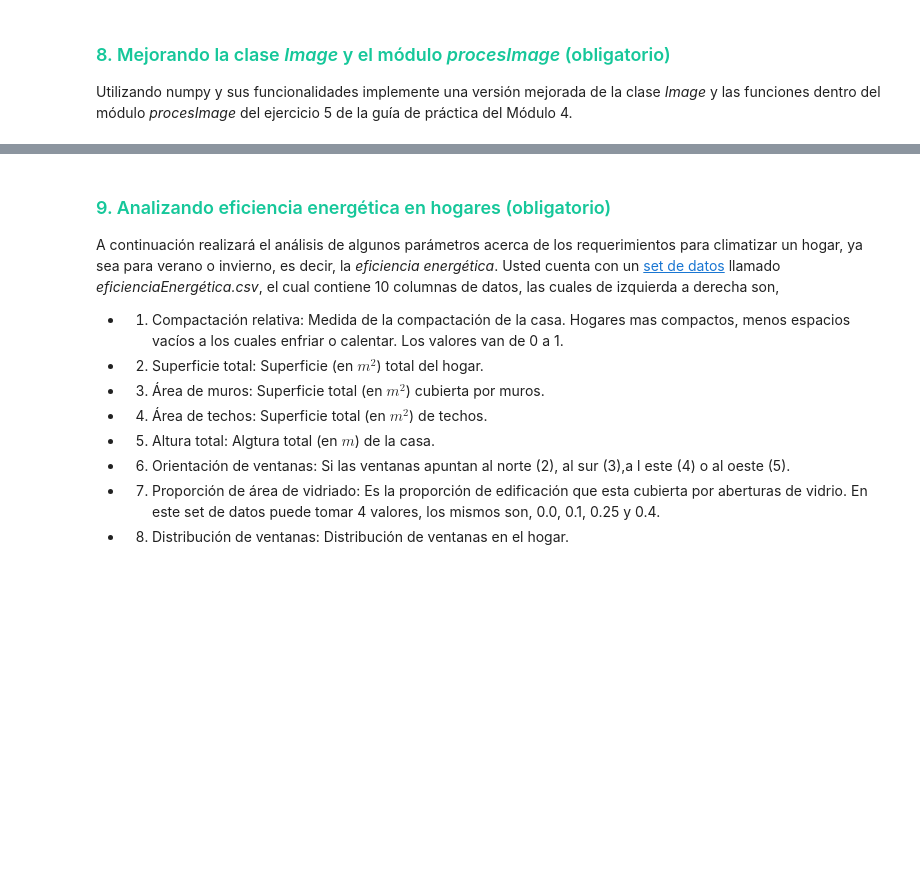
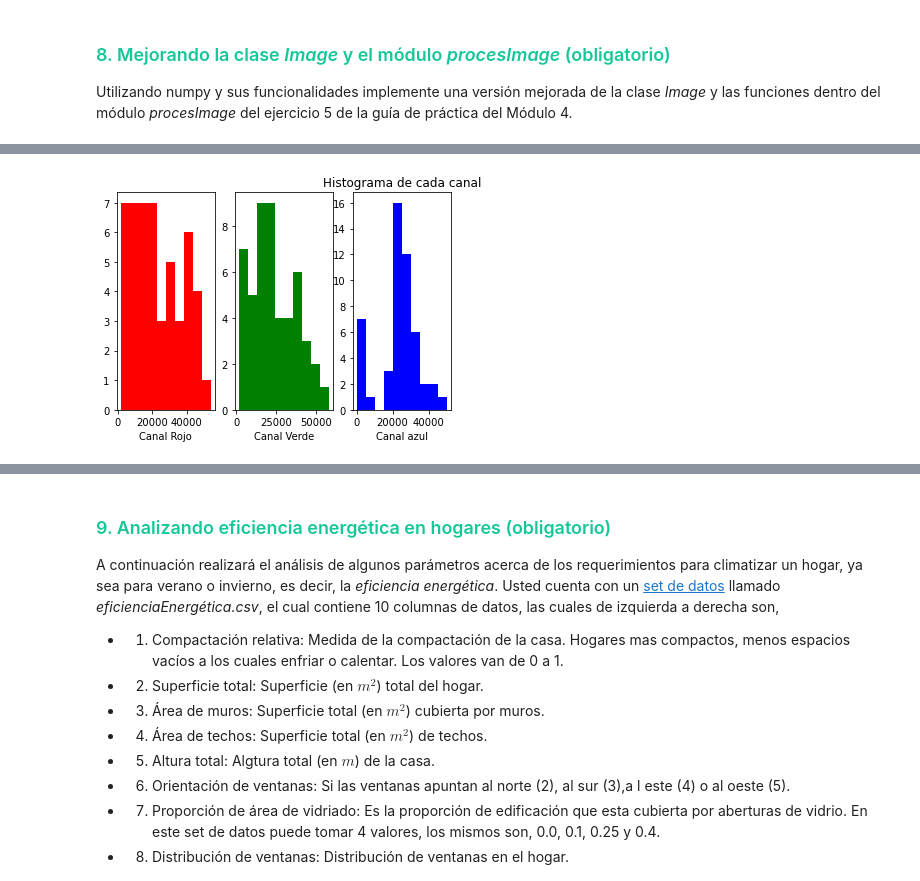
Before and after one commit to tomysuarez1995/PDA_Tomy, a Jupyter notebook: Modulo 6 Numpy/Módulo 6 - Ejercicios.ipynb, the cells around one changed output, grey strips where cells are left out. Cells and saved outputs as stored; diff of their text form; code cells hidden in the pictures; blank space fills up the shorter version.

```diff
--- a/Modulo 6 Numpy/Módulo 6 - Ejercicios.ipynb
+++ b/Modulo 6 Numpy/Módulo 6 - Ejercicios.ipynb
@@ -119,0 +158,15 @@ Utilizando numpy y sus funcionalidades implemente una versión mejorada de la cl
+# %%
+fig, (ax1, ax2, ax3)= plt.subplots(1,3)
+plt.title("Histograma de cada canal")
+histr,bin=(np.histogram((img[:,:,0]),bins=50, range=(0,256)))
+ax1.hist(histr, color="red")
+ax1.set_xlabel("Canal Rojo")
+histv,bin=(np.histogram((img[:,:,1]),bins=50, range=(0,256)))
+ax2.hist(histv, color="green")
+ax2.set_xlabel("Canal Verde")
+hista,bin=(np.histogram((img[:,:,2]),bins=50, range=(0,256)))
+ax3.hist(hista, color="blue")
+ax3.set_xlabel("Canal azul")
+plt.show()
+# %% [output]
+[figure, added]
```
Also changed, not shown: parts of 16 cells of this notebook.
